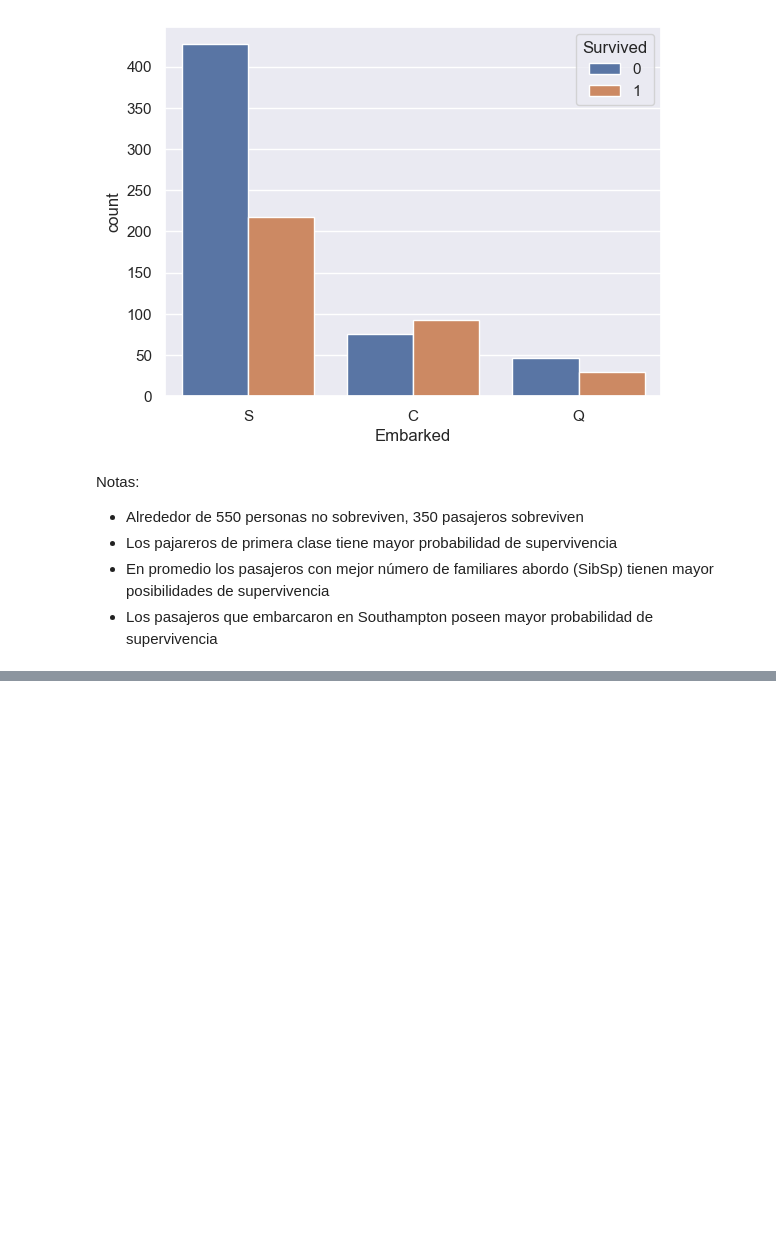
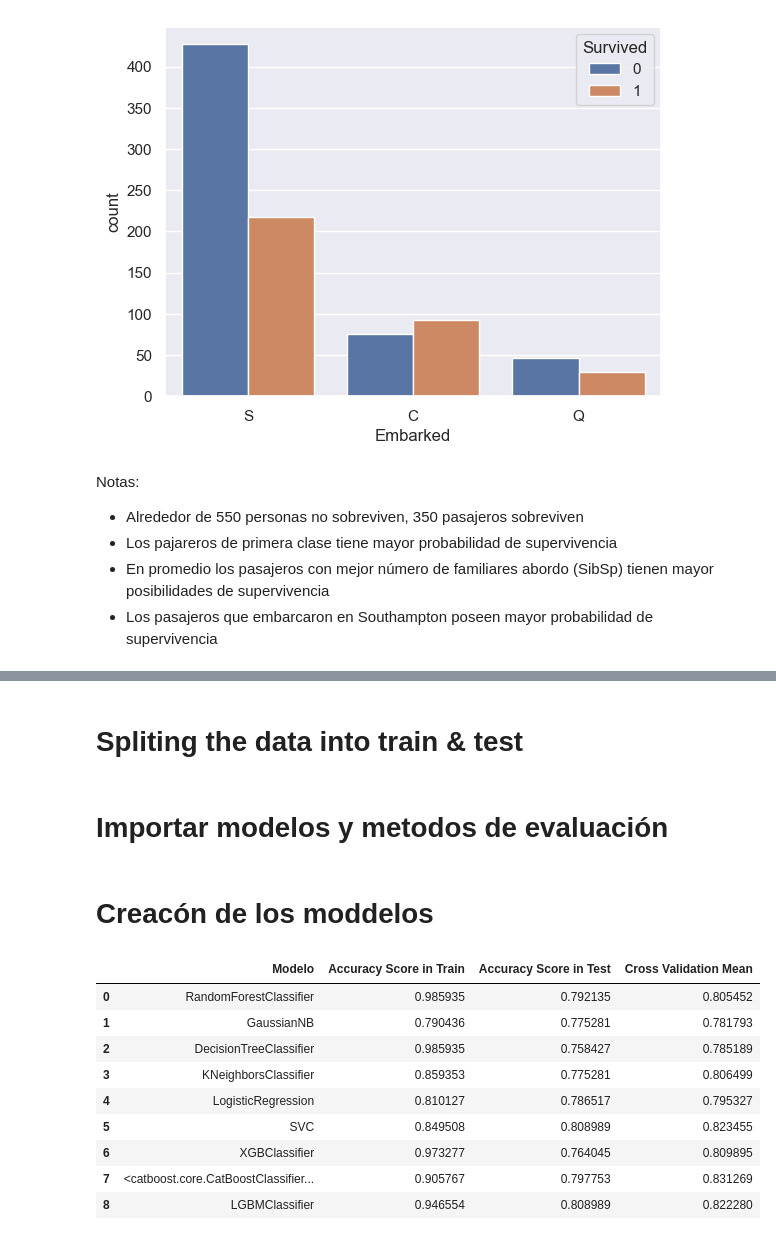
Before and after one commit to antoniomedina99/Supervivencia_Titanic, a Jupyter notebook: Notebook.ipynb, the cells around one changed output, grey strips where cells are left out. Saved outputs shown, nothing was run; the diff lists cells and outputs as text; code cells hidden in the pictures; blank space fills up the shorter version.

Commit message:
calculo de modelos

```diff
--- a/Notebook Titanic.ipynb
+++ b/Notebook.ipynb
@@ -306,0 +341,20 @@ Notas:
+# %%
+# definir la variable 'x'  y la 'y'
+
+X = df_train.drop('Survived', axis=1)
+y = df_train['Survived']
+# %%
+# Escalar la data, es requerido para objeter mejores propiedades en el modelo
+
+from sklearn.preprocessing import StandardScaler
+scaler = StandardScaler()
+X_train_scaled = scaler.fit_transform(X)
+Y_test_scaled = scaler.fit_transform(df_test)
+# %% [markdown]
+# Spliting the data into train & test
+# %%
+from sklearn.model_selection import train_test_split
+
+X_train, X_test, y_train, y_test = train_test_split(X_train_scaled, y, test_size=0.2)
+# %% [markdown]
+# Importar modelos y metodos de evaluación
@@ -306,0 +379,46 @@ Notas:
+# %% [markdown]
+# Creacón de los moddelos
+# %%
+# Se crea una lista, con los algoritmos de clasificación requeridos
+algos = [
+    RandomForestClassifier(),
+    GaussianNB(),
+    DecisionTreeClassifier(),
+    KNeighborsClassifier(),
+    LogisticRegression(),
+    SVC(probability=True),
+    XGBClassifier(),
+    CatBoostClassifier(verbose=0),
+    LGBMClassifier()
+]
+
+# Se crea un diccionario con campos varios, donde se rellenará con los score
+
+df = {"Modelo": [], "Accuracy Score in Train": [], "Accuracy Score in Test": [], "Cross Validation Mean": []}
+for algo in algos:
+    modelo = algo.fit(X_train, y_train)
+    proba = algo.predict_proba(X_test)
+    y_pred = []
+    for p in proba:
+        if p[0] > p[1]:
+            y_pred.append(0)
+        else:
+            y_pred.append(1)
+    df["Modelo"].append(str(algo)[:str(algo).find('(')])
+    df["Accuracy Score in Test"].append(accuracy_score(y_test, y_pred))
+    df["Accuracy Score in Train"].append(algo.score(X_train, y_train))
+    df["Cross Validation Mean"].append(cross_val_score(algo, X_train_scaled, y, cv=10).mean())
+
+modelos = pd.DataFrame(df)
+modelos
+# %% [output]
+|  | Modelo | Accuracy Score in Train | Accuracy Score in Test | Cross Validation Mean |
+| 0 | RandomForestClassifier | 0.985935 | 0.792135 | 0.805452 |
+| 1 | GaussianNB | 0.790436 | 0.775281 | 0.781793 |
+| 2 | DecisionTreeClassifier | 0.985935 | 0.758427 | 0.785189 |
+| 3 | KNeighborsClassifier | 0.859353 | 0.775281 | 0.806499 |
+| 4 | LogisticRegression | 0.810127 | 0.786517 | 0.795327 |
+| 5 | SVC | 0.849508 | 0.808989 | 0.823455 |
+| 6 | XGBClassifier | 0.973277 | 0.764045 | 0.809895 |
+| 7 | <catboost.core.CatBoostClassifier... | 0.905767 | 0.797753 | 0.831269 |
+| 8 | LGBMClassifier | 0.946554 | 0.808989 | 0.822280 |
```
Also changed, not shown: parts of 34 cells of this notebook, 5 other files.
